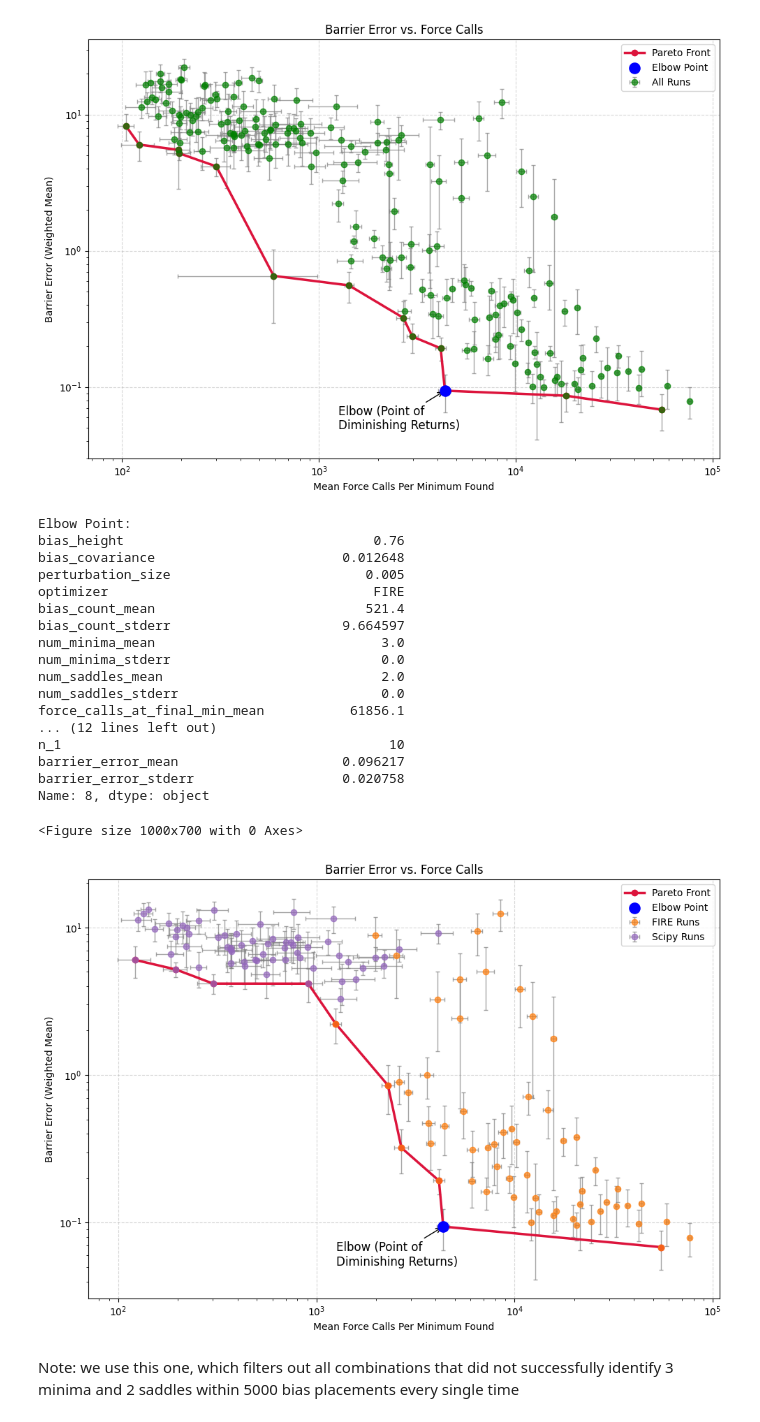
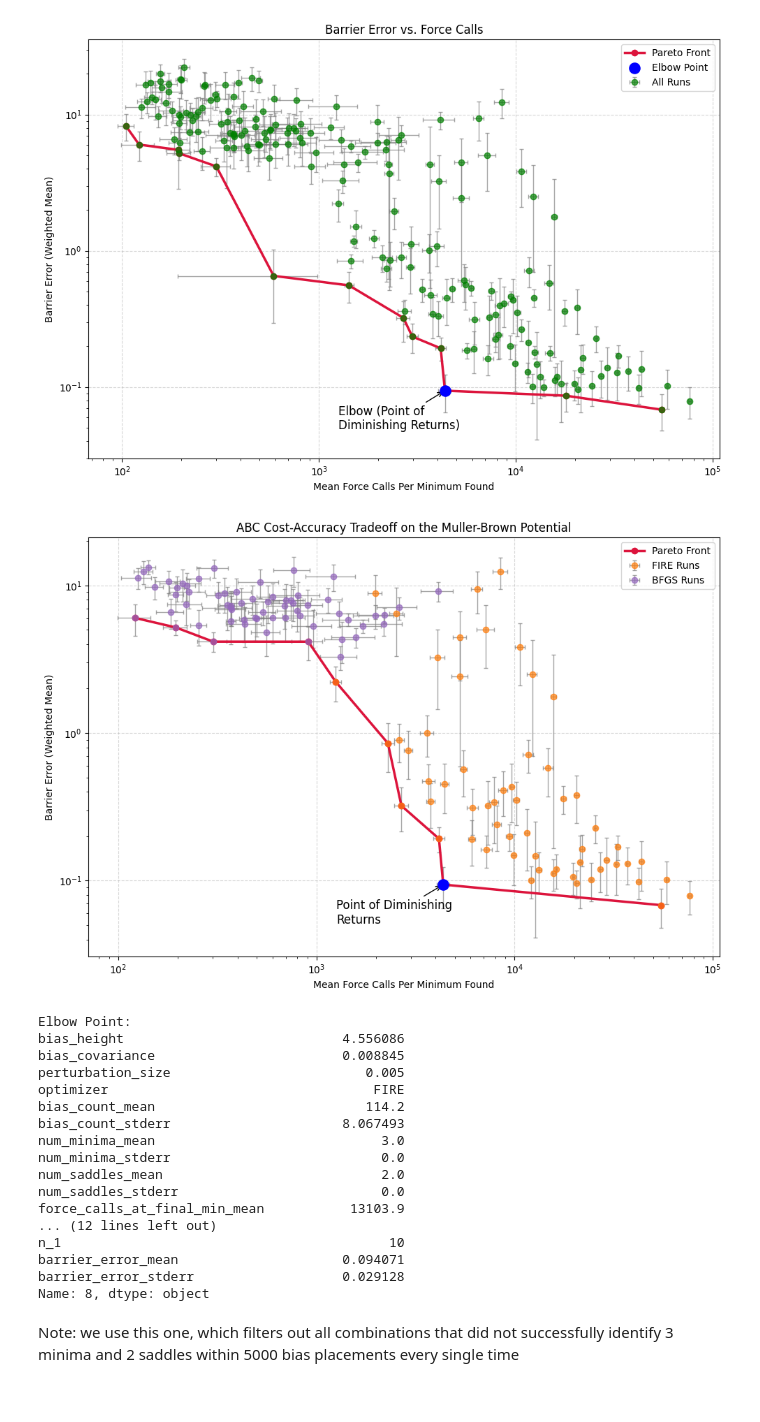
Before and after one commit to SimonNir/ca_abc, a Jupyter notebook: examples/muller_brown/fine_grid_abc/analyze_json.ipynb, the cells around one changed output. Drawn from its saved outputs; the diff is of its cells as text; code cells hidden in the pictures.

```diff
--- a/examples/muller_brown/fine_grid_abc/analyze_json.ipynb
+++ b/examples/muller_brown/fine_grid_abc/analyze_json.ipynb
@@ -515,8 +515,7 @@ pareto_y = pareto_y[sort_idx]
 # Find elbow point on Pareto front
 # elbow_idx = find_elbow_point(pareto_x, pareto_y)
 elbow_idx = find_elbow_point_loglog(pareto_x, pareto_y)
-print("Elbow Point:")
-print(grouped_for_pareto.iloc[elbow_idx])
+
 
 # Log-log linear regression on Pareto front (optional)
 log_x = np.log10(pareto_x)
@@ -526,9 +525,6 @@ fit_log_x = np.linspace(log_x.min(), log_x.max(), 100)
 fit_log_y = m * fit_log_x + b
 fit_x = 10 ** fit_log_x
 fit_y = 10 ** fit_log_y
-
-# --- Plotting ---
-plt.figure(figsize=(10, 7))
 
 # --- Plotting ---
 plt.figure(figsize=(10, 7))
@@ -548,63 +544,62 @@ for optimizer in filtered_and_grouped_for_pareto['optimizer'].unique():
         fmt='o',
         color=optimizer_colors.get(optimizer, 'gray'),
         alpha=0.7,
-        label=f'{optimizer} Runs',
+        label=f'{optimizer if optimizer=="FIRE" else "BFGS"} Runs',
         ecolor='gray', elinewidth=1, capsize=2
     )
 
 # Highlight Pareto front
 plt.plot(pareto_x, pareto_y, 'o-', color='crimson', linewidth=2.5, markersize=6, label='Pareto Front')
 
 # Highlight elbow point
-plt.scatter(pareto_x[elbow_idx], pareto_y[elbow_idx], color='blue', s=120, zorder=5, label='Elbow Point')
+plt.scatter(pareto_x[elbow_idx], pareto_y[elbow_idx], color='blue', s=120, zorder=5) #, #label='Elbow Point')
 plt.annotate(
-    "Elbow (Point of \nDiminishing Returns)",
+    "Point of Diminishing \nReturns",
     xy=(pareto_x[elbow_idx], pareto_y[elbow_idx]),
     xytext=(-110, -40), textcoords='offset points',
     arrowprops=dict(facecolor='black', arrowstyle='->'),
     fontsize=12, color='black'
 )
 
 # Optional: plot regression line on Pareto front
 # plt.plot(fit_x, fit_y, '--', color='black', linewidth=2, label=f'Fit: slope = {m:.3f}')
 
 # Labels and formatting
 plt.xlabel("Mean Force Calls Per Minimum Found")
 plt.ylabel("Barrier Error (Weighted Mean)")
-plt.title("Barrier Error vs. Force Calls")
+plt.title("ABC Cost-Accuracy Tradeoff on the Muller-Brown Potential")
 plt.xscale("log")
 plt.yscale("log")
 plt.grid(True, which="major", linestyle="--", alpha=0.5)
 plt.legend()
 plt.tight_layout()
 plt.show()
 
 
 # Extract the DataFrame rows on the Pareto front
 pareto_runs = filtered_and_grouped_for_pareto[pareto_mask].copy()
-
-# Sort by x-axis (mean_force_calls_per_min_mean) to match pareto_x/pareto_y sorting
-pareto_runs = pareto_runs.sort_values(by='mean_force_calls_per_min_mean').reset_index(drop=True)
+pareto_runs = pareto_runs.iloc[sort_idx].reset_index(drop=True)
+print("Elbow Point:")
+print(pareto_runs.iloc[elbow_idx])
 # %% [output]
+[figure, new version]
 Elbow Point:
-bias_height                                0.76
-bias_covariance                        0.012648
+bias_height                            4.556086
+bias_covariance                        0.008845
 perturbation_size                         0.005
 optimizer                                  FIRE
-bias_count_mean                           521.4
-bias_count_stderr                      9.664597
+bias_count_mean                           114.2
+bias_count_stderr                      8.067493
 num_minima_mean                             3.0
 num_minima_stderr                           0.0
 num_saddles_mean                            2.0
 num_saddles_stderr                          0.0
-force_calls_at_final_min_mean           61856.1
+force_calls_at_final_min_mean           13103.9
 ... (12 lines left out)
 n_1                                          10
-barrier_error_mean                     0.096217
-barrier_error_stderr                   0.020758
+barrier_error_mean                     0.094071
+barrier_error_stderr                   0.029128
 Name: 8, dtype: object
-<Figure size 1000x700 with 0 Axes>
-[figure, old version]
 # %% [markdown]
 Note: we use this one, which filters out all combinations that did not successfully identify 3 minima and 2 saddles within 5000 bias placements every single time
 # %%
```
Also changed, not shown: parts of 1 cell of this notebook, 26 other files.
